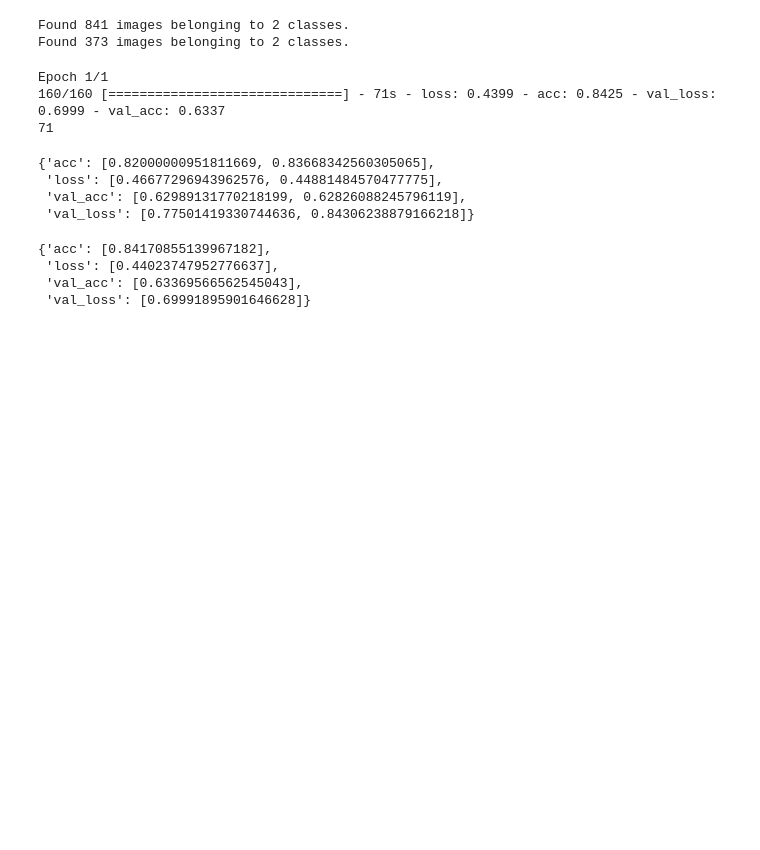
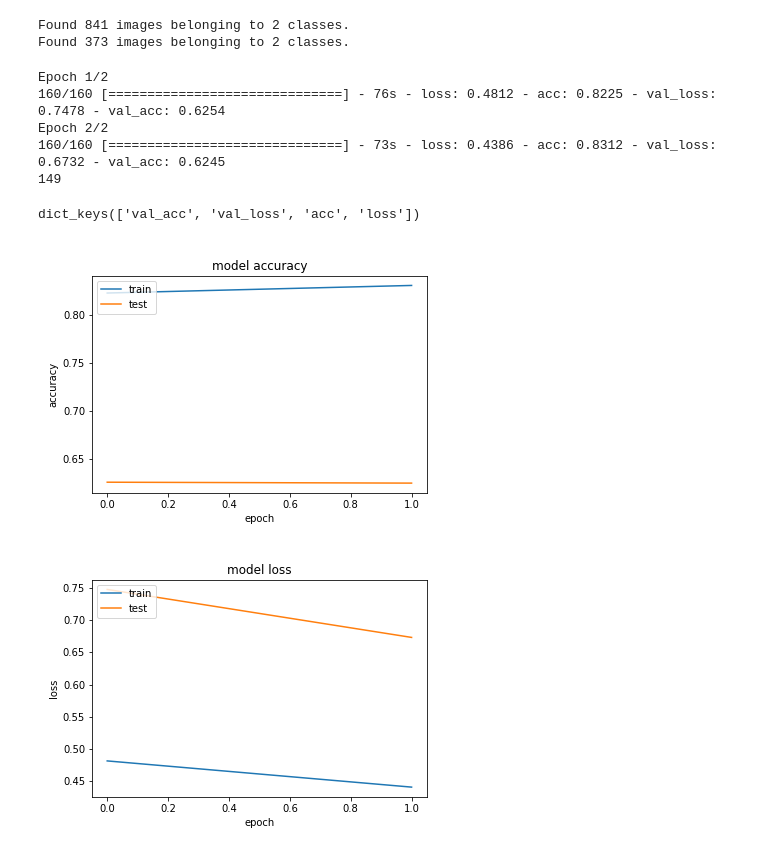
Before and after one commit to linoba/melanoma-classification, a Jupyter notebook: ISIC/2_finetune.ipynb, the cells around one changed output. Drawn from its saved outputs; the diff is of its cells as text; code cells hidden in the pictures; blank space fills up the shorter version.

Commit message:
2_finetune - server

```diff
--- a/ISIC/2_finetune.ipynb
+++ b/ISIC/2_finetune.ipynb
@@ -21,7 +28,7 @@ validation_data_dir = 'validation'
 test_dir = 'test'
 nb_train_samples = 800
 nb_validation_samples = 370
-epochs = 20
+epochs =
 batch_size = 5
 
 input_tensor = Input(shape=(3,img_width,img_height))
@@ -74,31 +81,20 @@ Found 841 images belonging to 2 classes.
 Found 373 images belonging to 2 classes.
 # %%
 # fine-tune the model
-
 time_start = time.time()
-x = model.fit_generator(
+model_history = model.fit_generator(
     train_generator,
     samples_per_epoch=nb_train_samples,
-    epochs=1,
+    epochs=epochs,
     validation_data=validation_generator,
     nb_val_samples=nb_validation_samples)
 time_end = time.time()
 print(int(time_end - time_start))
+
+model.save_weights('last_and_finetuned_15fixed.h5')
 # %% [output]
-Epoch 1/1
-160/160 [==============================] - 71s - loss: 0.4399 - acc: 0.8425 - val_loss: 0.6999 - val_acc: 0.6337
-71
+Epoch 1/2
+160/160 [==============================] - 76s - loss: 0.4812 - acc: 0.8225 - val_loss: 0.7478 - val_acc: 0.6254
+Epoch 2/2
+160/160 [==============================] - 73s - loss: 0.4386 - acc: 0.8312 - val_loss: 0.6732 - val_acc: 0.6245
+149
-# %%
-x.history
-# %% [output]
-{'acc': [0.82000000951811669, 0.83668342560305065],
- 'loss': [0.46677296943962576, 0.44881484570477775],
- 'val_acc': [0.62989131770218199, 0.62826088245796119],
- 'val_loss': [0.77501419330744636, 0.84306238879166218]}
-# %%
-x.history
-# %% [output]
-{'acc': [0.84170855139967182],
- 'loss': [0.44023747952776637],
- 'val_acc': [0.63369566562545043],
- 'val_loss': [0.69991895901646628]}
@@ -106,0 +101,39 @@ model.save_weights('last_and_finetuned_15fixed.h5')
+# %%
+model_history.history.keys()
+# %% [output]
+dict_keys(['val_acc', 'val_loss', 'acc', 'loss'])
+# %%
+def plot_nicely(history):
+    plt.plot(history.history['acc'])
+    plt.plot(history.history['val_acc'])
+    plt.title('model accuracy')
+    plt.ylabel('accuracy')
+    plt.xlabel('epoch')
+    plt.legend(['train', 'test'], loc='upper left')
+
+    time_now = datetime.datetime.now()
+    time_string = str(time_now.hour) + str(time_now.minute)
+    fileName1 = "2_finetune_" + time_string + "_1.png"
+    fileName2 = "2_finetune_" + time_string + "_2.png"
+
+    plt.savefig(fileName1)
+    plt.show()
+    # summarize history for loss
+    plt.plot(history.history['loss'])
+    plt.plot(history.history['val_loss'])
+    plt.title('model loss')
+    plt.ylabel('loss')
+    plt.xlabel('epoch')
+    plt.legend(['train', 'test'], loc='upper left')
+    plt.savefig(fileName2)
+    plt.show()
+
+    clear_output(True)
+    display(Image(filename=fileName1))
+    display(Image(filename=fileName2))
+    return
+
+plot_nicely(model_history)
+# %% [output]
+[figure, added]
+[figure, added]
```
Also changed, not shown: parts of 5 cells of this notebook.
